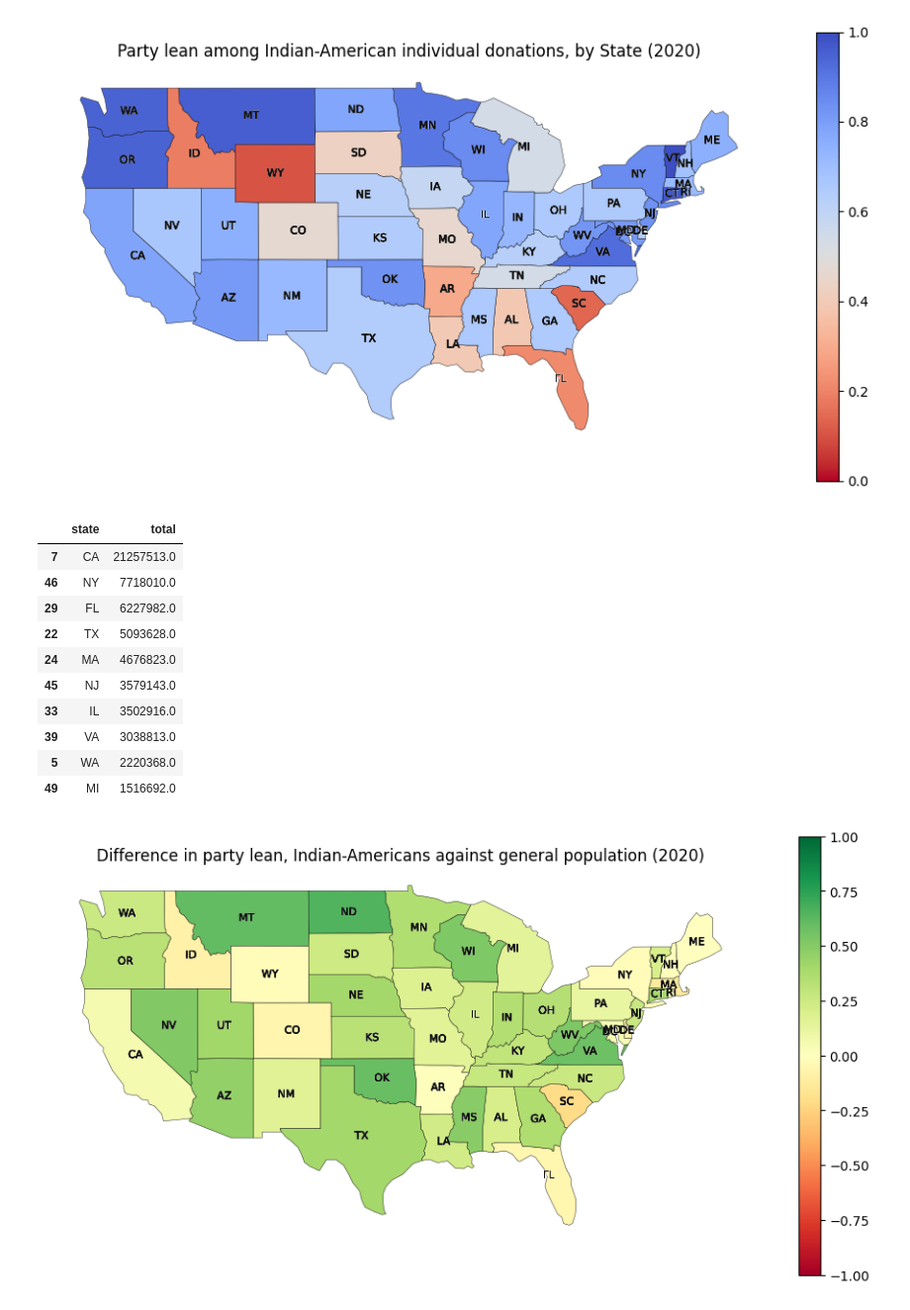
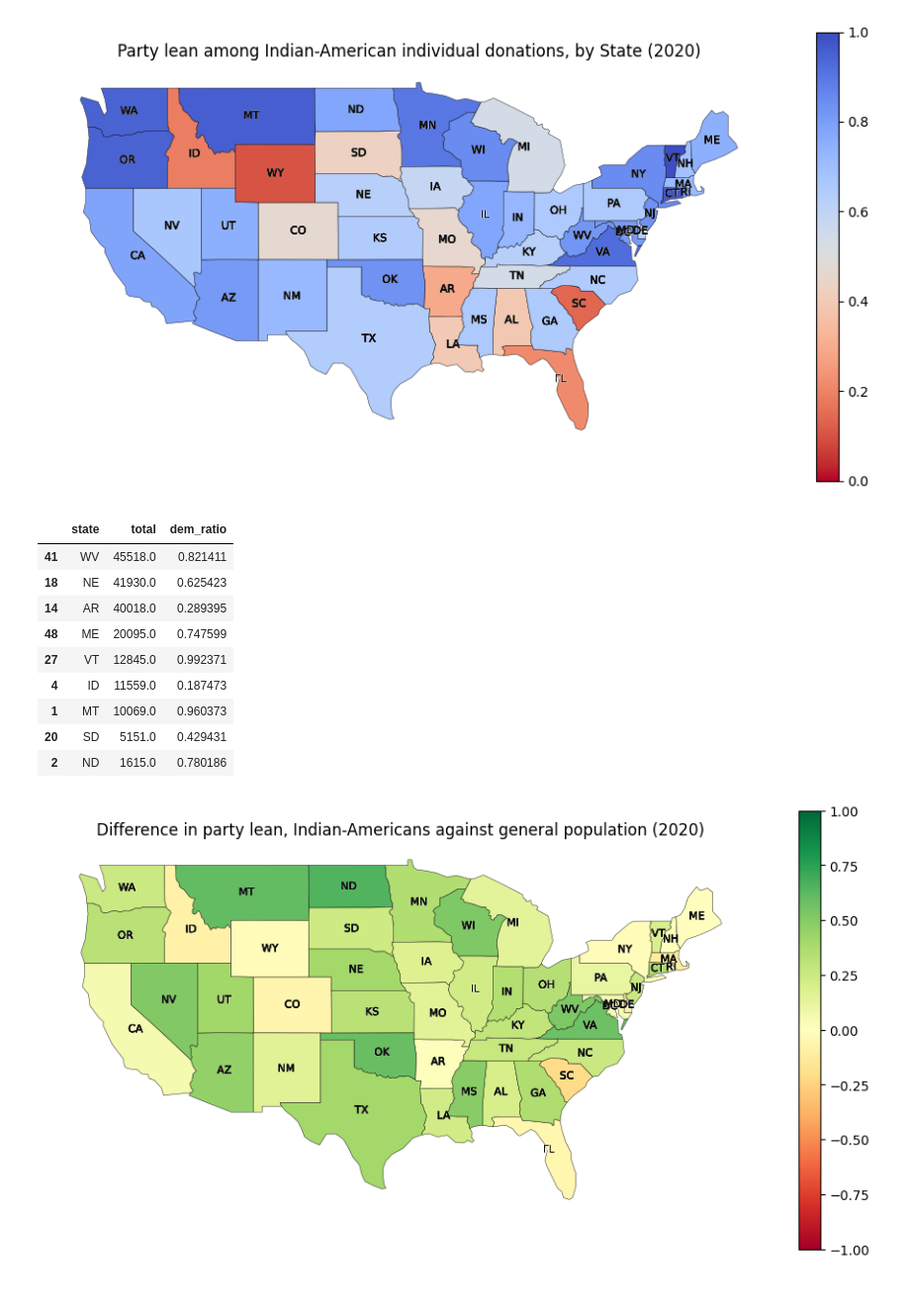
Before and after one commit to kkkarnav/indianamericancontributions, a Jupyter notebook: donors_recip.ipynb, the cells around one changed output. Shown at 99% size. Drawn from its saved outputs; the diff is of its cells as text; code cells hidden in the pictures.

```diff
--- a/donors_recip.ipynb
+++ b/donors_recip.ipynb
@@ -562,19 +583,18 @@ plt.show()
 # %% [output]
 [figure]
 # %%
-ratio_indian[["state", "total"]].sort_values(by="total", ascending=False).head(10)
+ratio_indian[["state", "total", "dem_ratio"]].sort_values(by="total", ascending=False).iloc[40:]
 # %% [output]
-|  | state | total |
-| 7 | CA | 21257513.0 |
-| 46 | NY | 7718010.0 |
-| 29 | FL | 6227982.0 |
-| 22 | TX | 5093628.0 |
-| 24 | MA | 4676823.0 |
-| 45 | NJ | 3579143.0 |
-| 33 | IL | 3502916.0 |
-| 39 | VA | 3038813.0 |
-| 5 | WA | 2220368.0 |
-| 49 | MI | 1516692.0 |
+|  | state | total | dem_ratio |
+| 41 | WV | 45518.0 | 0.821411 |
+| 18 | NE | 41930.0 | 0.625423 |
+| 14 | AR | 40018.0 | 0.289395 |
+| 48 | ME | 20095.0 | 0.747599 |
+| 27 | VT | 12845.0 | 0.992371 |
+| 4 | ID | 11559.0 | 0.187473 |
+| 1 | MT | 10069.0 | 0.960373 |
+| 20 | SD | 5151.0 | 0.429431 |
+| 2 | ND | 1615.0 | 0.780186 |
 # %%
 ratio["diff"] = ratio_indian["dem_ratio"] - ratio["dem_ratio"]
 
```
Also changed, not shown: parts of 10 cells of this notebook, 5 other files.
